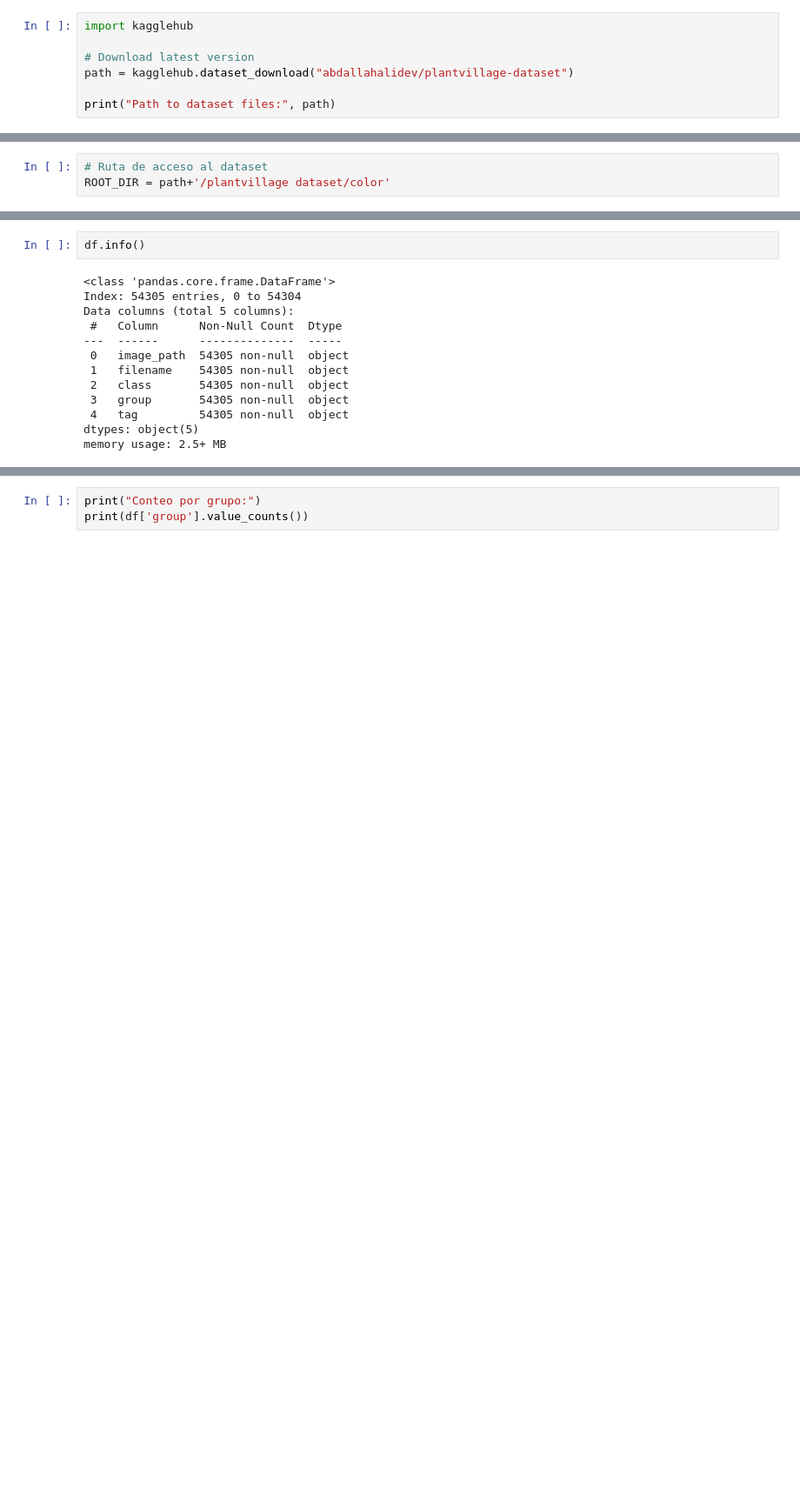
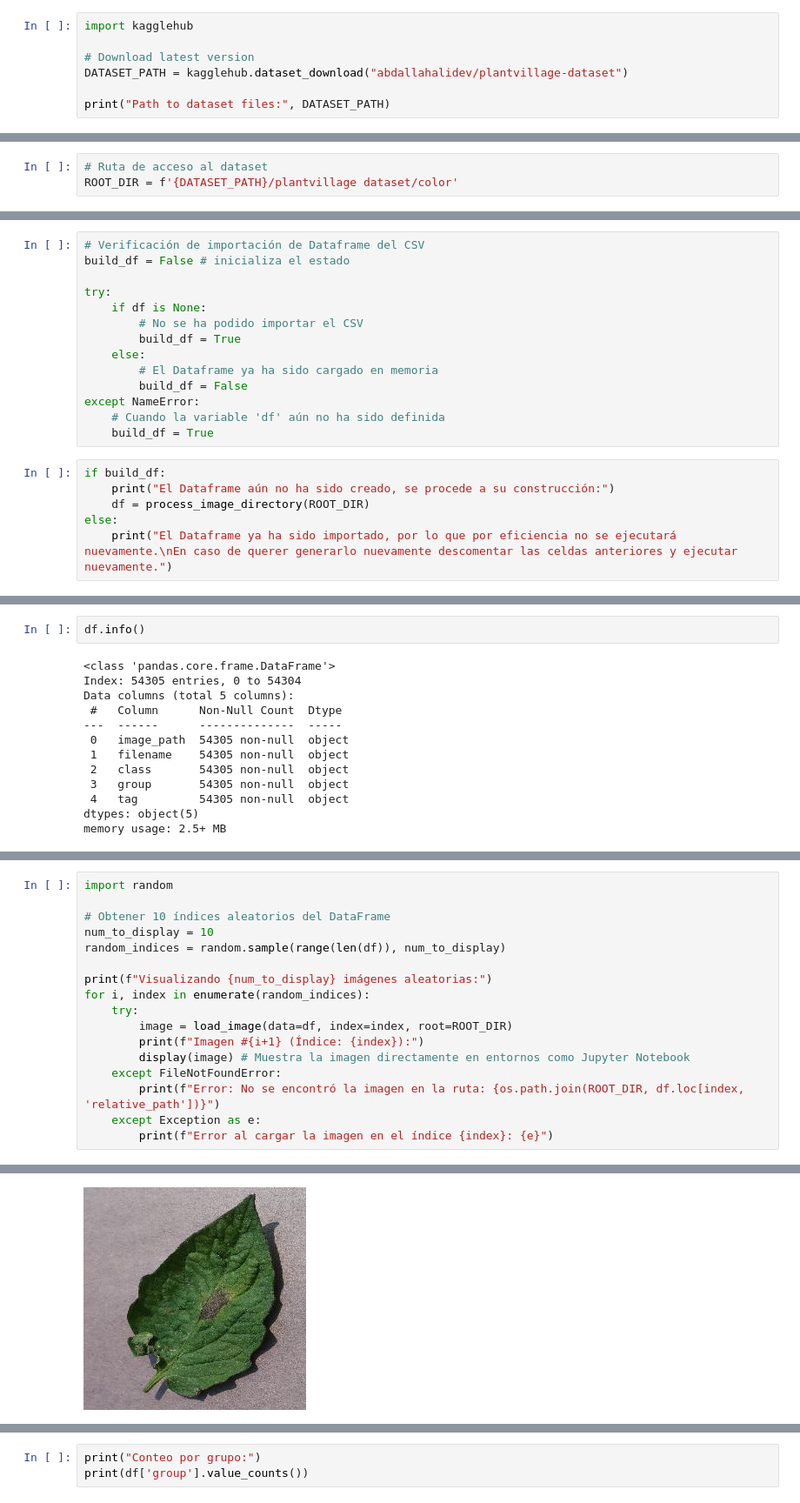
Before and after one commit to MLsound/CV2-PlantVillage, a Jupyter notebook: exploracion.ipynb, the cells around one changed output, grey strips where cells are left out. Shown at 87% size. Drawn from its saved outputs; the diff is of its cells as text; blank space fills up the shorter version.

```diff
--- a/exploracion.ipynb
+++ b/exploracion.ipynb
@@ -30,12 +30,12 @@ from PIL import Image
 import kagglehub
 
 # Download latest version
-path = kagglehub.dataset_download("abdallahalidev/plantvillage-dataset")
+DATASET_PATH = kagglehub.dataset_download("abdallahalidev/plantvillage-dataset")
 
-print("Path to dataset files:", path)
+print("Path to dataset files:", DATASET_PATH)
 # %% [output]
 Warning: Looks like you're using an outdated `kagglehub` version, please consider updating (latest version: 0.3.11)
 Path to dataset files: /Users/alejandrolloveras/.cache/kagglehub/datasets/abdallahalidev/plantvillage-dataset/versions/3
 # %%
 # Ruta de acceso al dataset
-ROOT_DIR = path+'/plantvillage dataset/color'
+ROOT_DIR = f'{DATASET_PATH}/plantvillage dataset/color'
@@ -207,0 +268,20 @@ df = process_image_directory(ROOT_DIR)
+# %%
+# Verificación de importación de Dataframe del CSV
+build_df = False # inicializa el estado
+
+try:
+    if df is None:
+        # No se ha podido importar el CSV
+        build_df = True
+    else:
+        # El Dataframe ya ha sido cargado en memoria
+        build_df = False
+except NameError:
+    # Cuando la variable 'df' aún no ha sido definida
+    build_df = True
+# %%
+if build_df:
+    print("El Dataframe aún no ha sido creado, se procede a su construcción:")
+    df = process_image_directory(ROOT_DIR)
+else:
+    print("El Dataframe ya ha sido importado, por lo que por eficiencia no se ejecutará nuevamente.\nEn caso de querer generarlo nuevamente descomentar las celdas anteriores y ejecutar nuevamente.")
@@ -274,0 +385,18 @@ df.describe()
+# %%
+import random
+
+# Obtener 10 índices aleatorios del DataFrame
+num_to_display = 10
+random_indices = random.sample(range(len(df)), num_to_display)
+
+print(f"Visualizando {num_to_display} imágenes aleatorias:")
+for i, index in enumerate(random_indices):
+    try:
+        image = load_image(data=df, index=index, root=ROOT_DIR)
+        print(f"Imagen #{i+1} (Índice: {index}):")
+        display(image) # Muestra la imagen directamente en entornos como Jupyter Notebook
+    except FileNotFoundError:
+        print(f"Error: No se encontró la imagen en la ruta: {os.path.join(ROOT_DIR, df.loc[index, 'relative_path'])}")
+    except Exception as e:
+        print(f"Error al cargar la imagen en el índice {index}: {e}")
+# %% [output]
@@ -274,0 +405 @@ df.describe()
+[figure, added]
```
Also changed, not shown: parts of 33 cells of this notebook.
